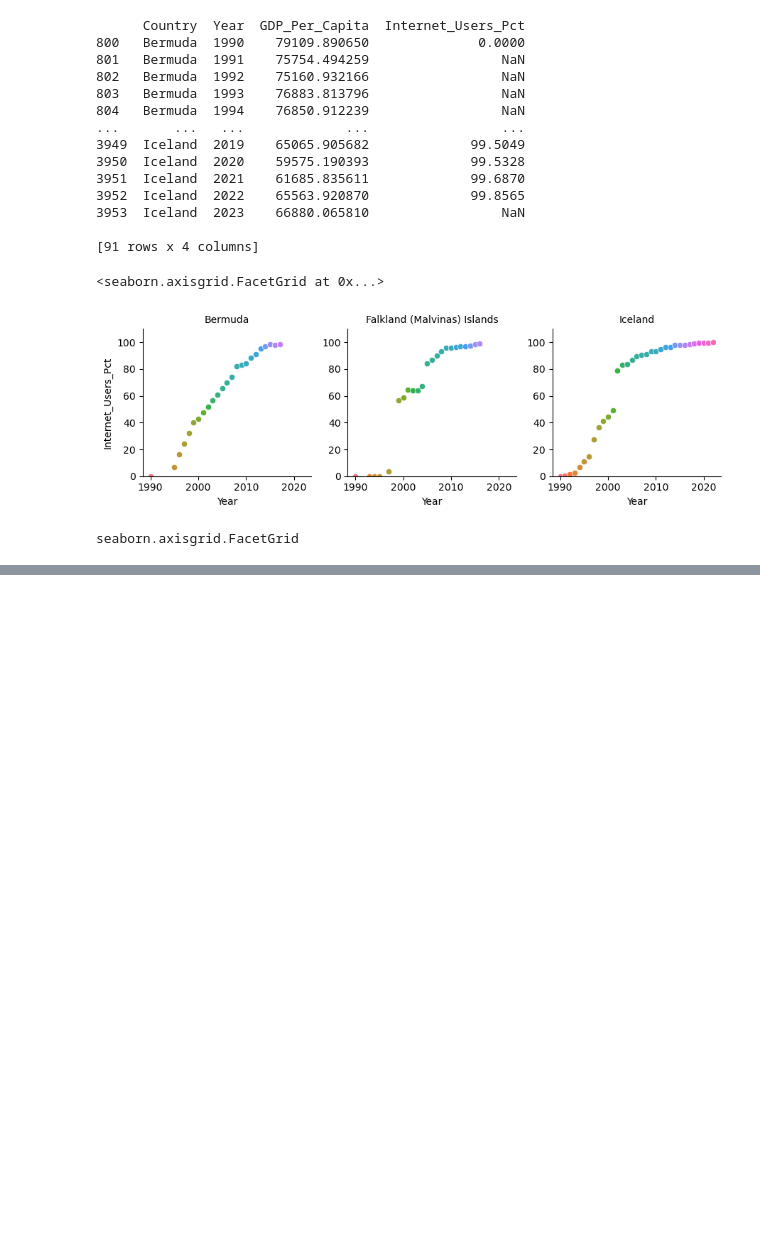
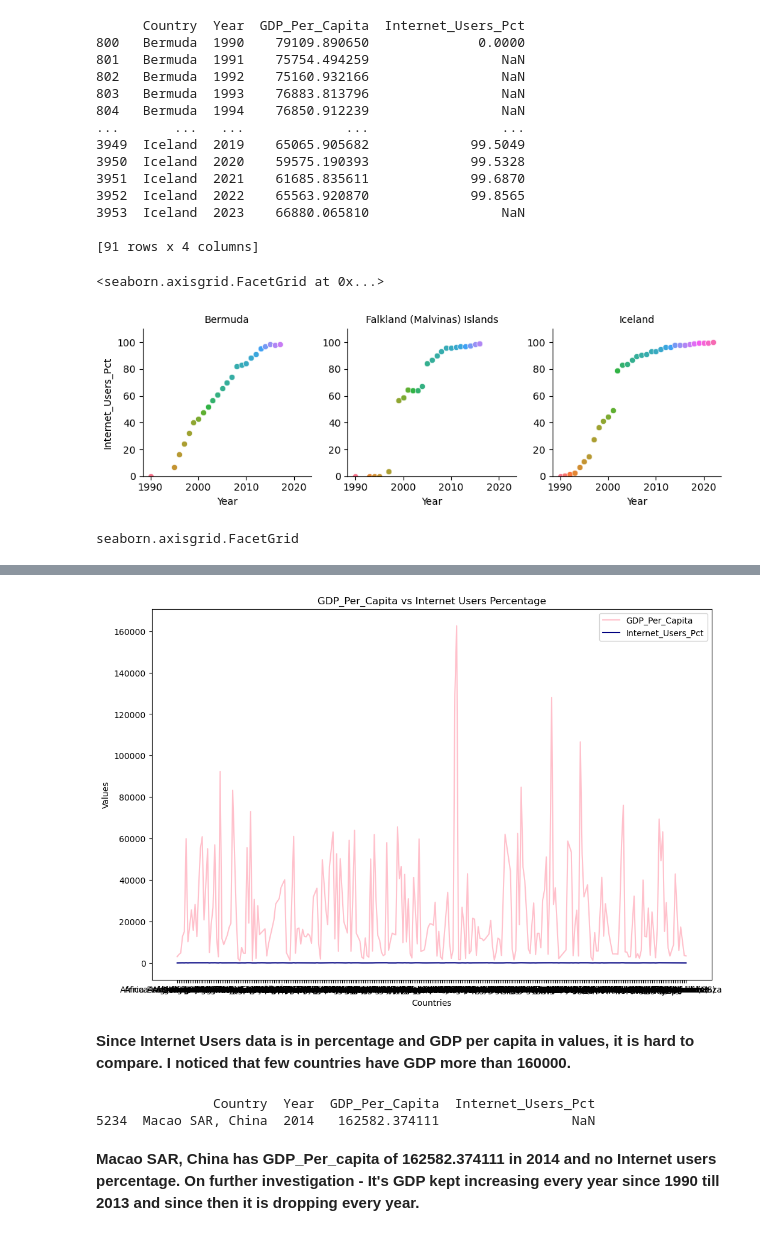
Before and after one commit to NSS-Data-Analytics-Cohort-16/da16-python-gdp-and-internet-use-analysis-janvimehendale, a Jupyter notebook: notebooks/gdp_internetuse.ipynb, the cells around one changed output, grey strips where cells are left out. Drawn from its saved outputs; the diff is of its cells as text; code cells hidden in the pictures; blank space fills up the shorter version.

```diff
--- a/notebooks/gdp_internetuse.ipynb
+++ b/notebooks/gdp_internetuse.ipynb
@@ -901,8 +901,8 @@ print(gdp_and_internet_use_2014)
 [285 rows x 4 columns]
 # %%
 # Sort "Internet_Users_Pct" to find top three
-gdp_and_internet_use_2014 = gdp_and_internet_use_2014.sort_values("Internet_Users_Pct", ascending=False)
-print(gdp_and_internet_use_2014)
+gdp_and_internet_use_2014_sorted = gdp_and_internet_use_2014.sort_values("Internet_Users_Pct", ascending=False)
+print(gdp_and_internet_use_2014_sorted)
 # %% [output]
                           Country  Year  GDP_Per_Capita  Internet_Users_Pct
 3944                      Iceland  2014    57981.199448             98.1580
@@ -965,0 +979,12 @@ seaborn.axisgrid.FacetGrid
+# %%
+# 23. Create a plot which compares Internet Users Percentage and GDP per Capita for the year 2014.
+
+sns.lineplot(x="Country", y="GDP_Per_Capita", data=gdp_and_internet_use_2014, label="GDP_Per_Capita", color="pink")
+sns.lineplot(x="Country", y="Internet_Users_Pct", data = gdp_and_internet_use_2014, label="Internet_Users_Pct", color="navy")
+plt.xlabel("Countries")
+plt.ylabel("Values")
+plt.title("GDP_Per_Capita vs Internet Users Percentage")
+plt.legend()
+plt.show()
+# %% [output]
+[figure, added]
@@ -965,0 +993,10 @@ seaborn.axisgrid.FacetGrid
+# %% [markdown]
+**Since Internet Users data is in percentage and GDP per capita in values, it is hard to compare. I noticed that few countries have GDP more than 160000.**
+# %%
+gdp_and_internet_use_2014_notice = gdp_and_internet_use_2014[gdp_and_internet_use_2014["GDP_Per_Capita"]>160000]
+print(gdp_and_internet_use_2014_notice)
+# %% [output]
+               Country  Year  GDP_Per_Capita  Internet_Users_Pct
+5234  Macao SAR, China  2014   162582.374111                 NaN
+# %% [markdown]
+**Macao SAR, China has GDP_Per_capita of 162582.374111 in 2014 and no Internet users percentage. On further investigation  - It's GDP kept increasing every year since 1990 till 2013 and since then it is dropping every year.**
```
Also changed, not shown: parts of 10 cells of this notebook.
